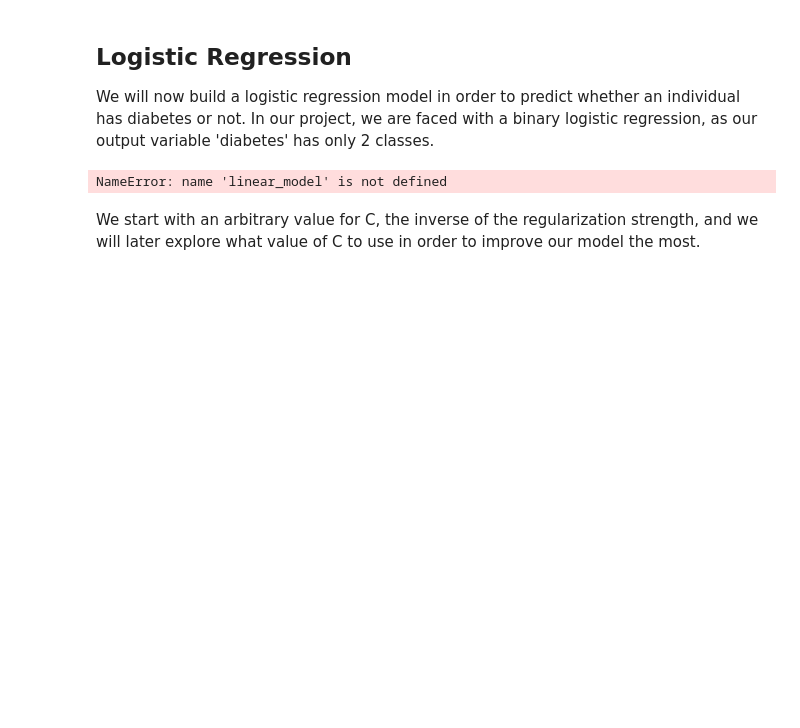
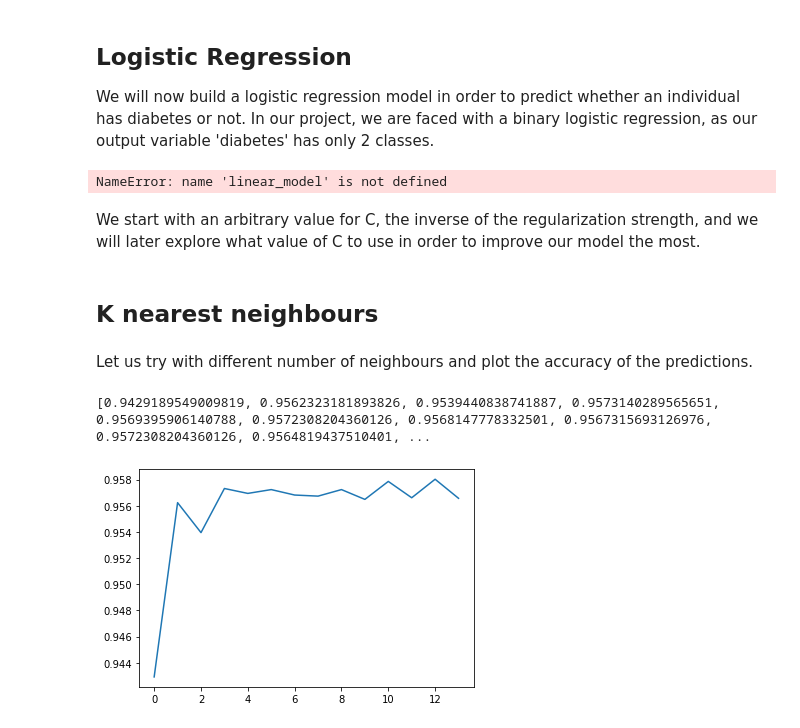
Before and after one commit to flaviagrasso/CSE204_Project, a Jupyter notebook: MachineLearningProject/MACHINE LEARNING PROJECT.ipynb, the cells around one changed output. Cells and saved outputs as stored; diff of their text form; code cells hidden in the pictures; blank space fills up the shorter version.

Commit message:
super cool implementation
super stylé knn avec une accuracy de 0.95, le projet est fini !

```diff
--- a/MachineLearningProject/MACHINE LEARNING PROJECT.ipynb
+++ b/MachineLearningProject/MACHINE LEARNING PROJECT.ipynb
@@ -151,3 +151,5 @@ We start with an arbitrary value for C, the inverse of the regularization streng
 y_pred = classifier.predict(X_test)
 
 accuracy_score(Y_test, y_pred)
+# %% [markdown]
+## K nearest neighbours
@@ -153,0 +163,16 @@ accuracy_score(Y_test, y_pred)
+# %% [markdown]
+Let us try with different number of neighbours and plot the accuracy of the predictions.
+# %%
+accuracy=[]
+for n in range(1,15):
+    model = sklearn.neighbors.KNeighborsClassifier(n_neighbors=n)
+    model.fit(X_train,Y_train)
+    predictions=model.predict(X_test)
+    accuracy+=[accuracy_score(Y_test,predictions)]
+
+print(accuracy)
+plt.plot(accuracy)
+plt.show()
+# %% [output]
+[0.9429189549009819, 0.9562323181893826, 0.9539440838741887, 0.9573140289565651, 0.9569395906140788, 0.9572308204360126, 0.9568147778332501, 0.9567315693126976, 0.9572308204360126, 0.9564819437510401, ...
+[figure, added]
```
Also changed, not shown: parts of 4 cells of this notebook, 1 other file.
